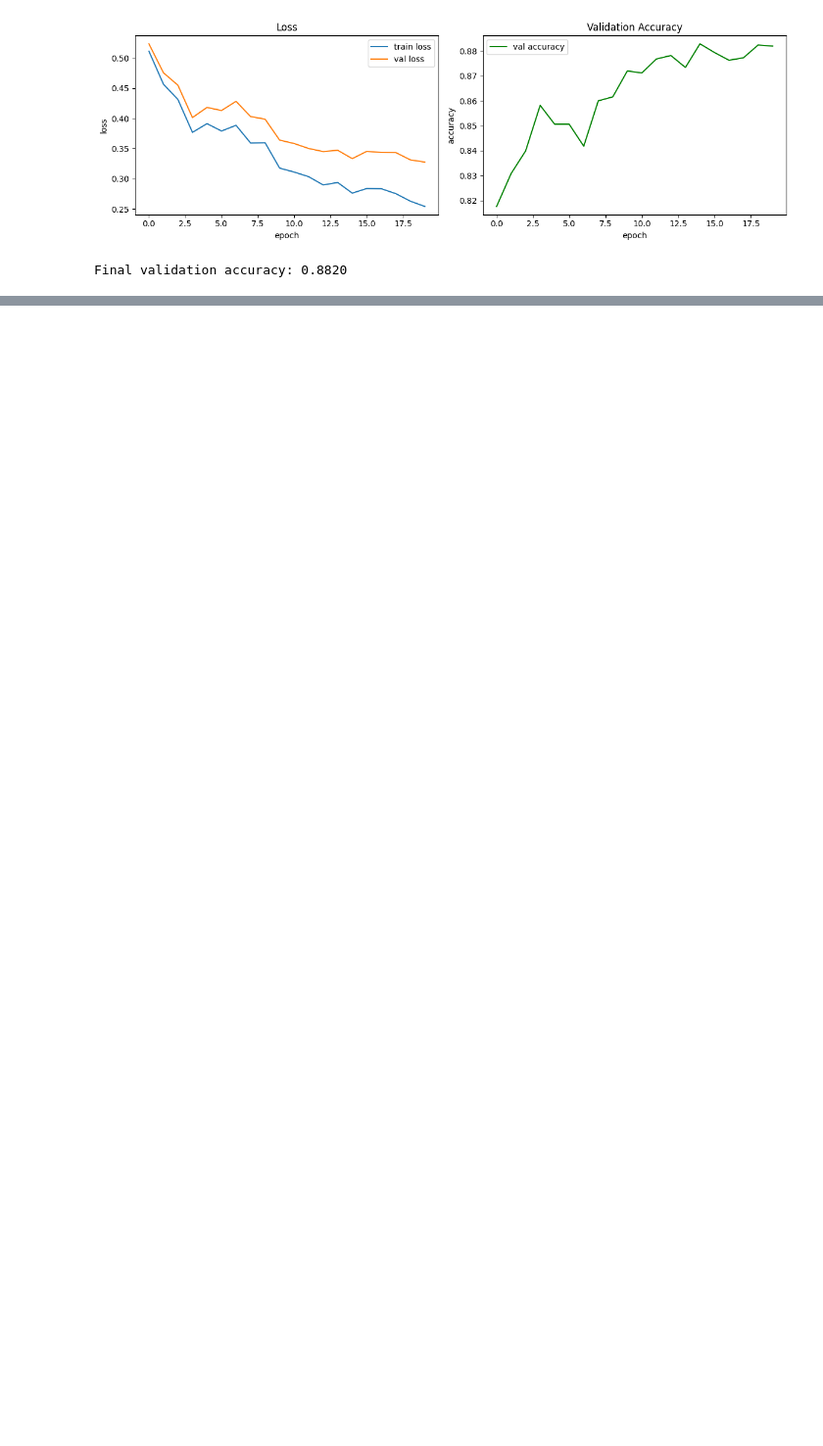
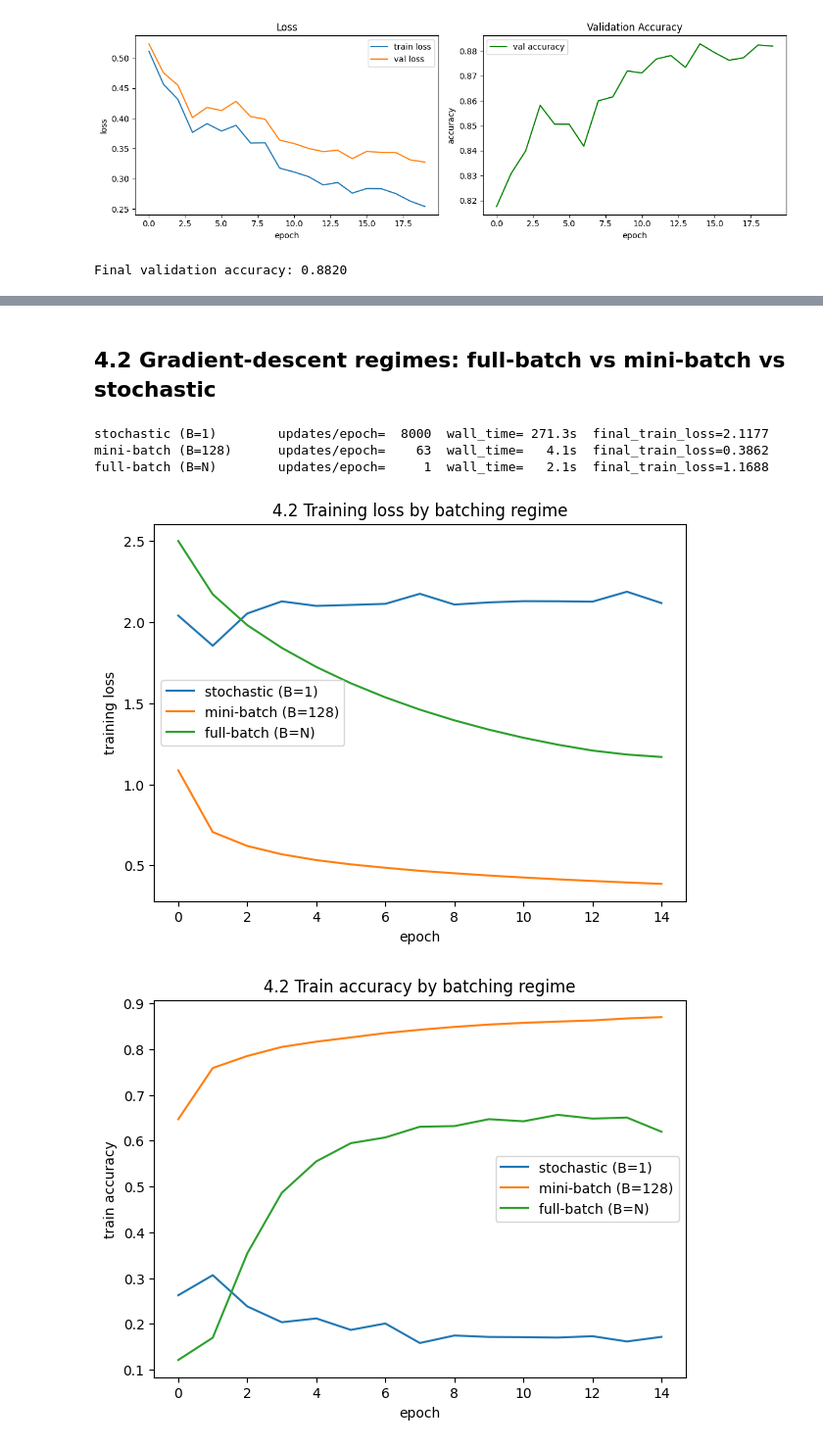
Before and after one commit to Arexreva/Arexprix, a Jupyter notebook: Untitled0.ipynb, the cells around one changed output, grey strips where cells are left out. Shown at 98% size. Saved outputs shown, nothing was run; the diff lists cells and outputs as text; code cells hidden in the pictures; blank space fills up the shorter version.

```diff
--- a/Untitled0.ipynb
+++ b/Untitled0.ipynb
@@ -265,0 +721,10 @@ My NumPy network uses a single fixed hyperparameter configuration with plain SGD
+# %% [markdown]
+## 4.2 Gradient-descent regimes: full-batch vs mini-batch vs stochastic
+# %%
+hist_4_2, timings_4_2, updates_4_2 = run_4_2_batch_regimes(X_train, y_train)
+# %% [output]
+stochastic (B=1)        updates/epoch=  8000  wall_time= 271.3s  final_train_loss=2.1177
+mini-batch (B=128)      updates/epoch=    63  wall_time=   4.1s  final_train_loss=0.3862
+full-batch (B=N)        updates/epoch=     1  wall_time=   2.1s  final_train_loss=1.1688
+[figure, added]
+[figure, added]
```
Also changed, not shown: parts of 48 cells of this notebook.
